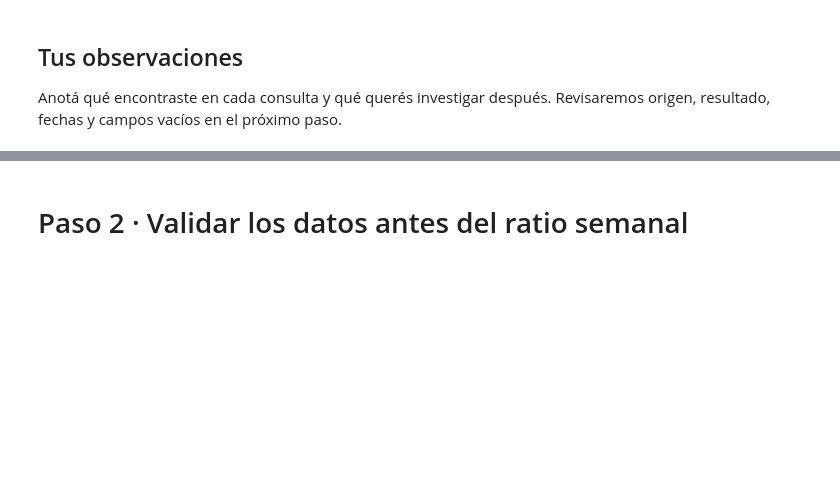
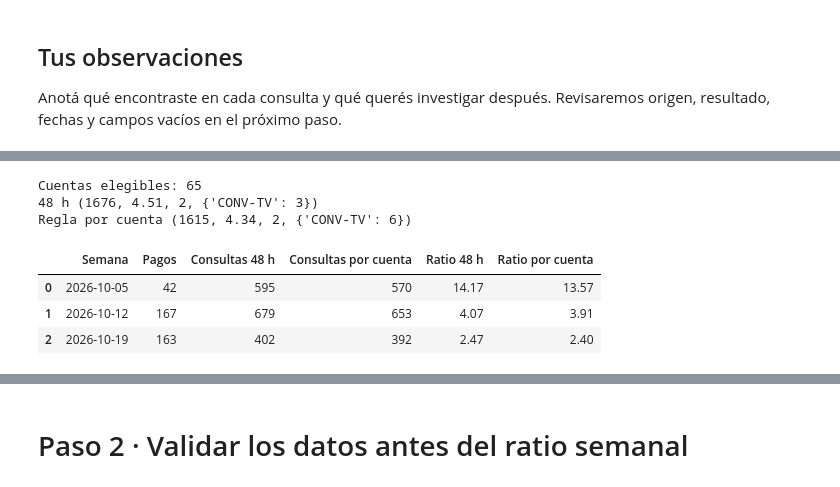
Before and after one commit to DaianaSep/tapi_Challenge, a Jupyter notebook: 01_exploracion_datos.ipynb, the cells around one changed output, grey strips where cells are left out. Drawn from its saved outputs; the diff is of its cells as text; code cells hidden in the pictures; blank space fills up the shorter version.

```diff
--- a/01_exploracion_datos.ipynb
+++ b/01_exploracion_datos.ipynb
@@ -149,0 +384,29 @@ Anotá qué encontraste en cada consulta y qué querés investigar después. Rev
+# %%
+ventanas_octubre = {}
+for clave, fechas in por_cuenta.items():
+    if clave[1] == "CONV-LUZ":
+        continue
+    agosto = [t.day for t in fechas if t.month == 8]
+    septiembre = [t.day for t in fechas if t.month == 9]
+    if len(agosto) == len(septiembre) == 1 and abs(agosto[0]-septiembre[0]) <= 2:
+        dias = agosto + septiembre
+        ventanas_octubre[clave] = (min(dias)-2, max(dias)+2)
+
+octubre = evaluar(48, ventanas=ventanas_octubre)
+print("Cuentas elegibles:", len(ventanas_octubre))
+for nombre, resultado in [("48 h", base), ("Regla por cuenta", octubre)]:
+    print(nombre, resumir(resultado, date(2026,10,5), date(2026,10,19), date(2026,10,1), date(2026,10,31)))
+
+filas = [(s, base[1][s], base[0][s], octubre[0][s],
+          round(base[0][s]/base[1][s],2), round(octubre[0][s]/base[1][s],2))
+         for s in sorted(base[1]) if date(2026,10,5) <= s <= date(2026,10,19)]
+pd.DataFrame(filas, columns=["Semana", "Pagos", "Consultas 48 h", "Consultas por cuenta",
+                             "Ratio 48 h", "Ratio por cuenta"])
+# %% [output]
+Cuentas elegibles: 65
+48 h (1676, 4.51, 2, {'CONV-TV': 3})
+Regla por cuenta (1615, 4.34, 2, {'CONV-TV': 6})
+|  | Semana | Pagos | Consultas 48 h | Consultas por cuenta | Ratio 48 h | Ratio por cuenta |
+| 0 | 2026-10-05 | 42 | 595 | 570 | 14.17 | 13.57 |
+| 1 | 2026-10-12 | 167 | 679 | 653 | 4.07 | 3.91 |
+| 2 | 2026-10-19 | 163 | 402 | 392 | 2.47 | 2.40 |
```
Also changed, not shown: parts of 22 cells of this notebook.
